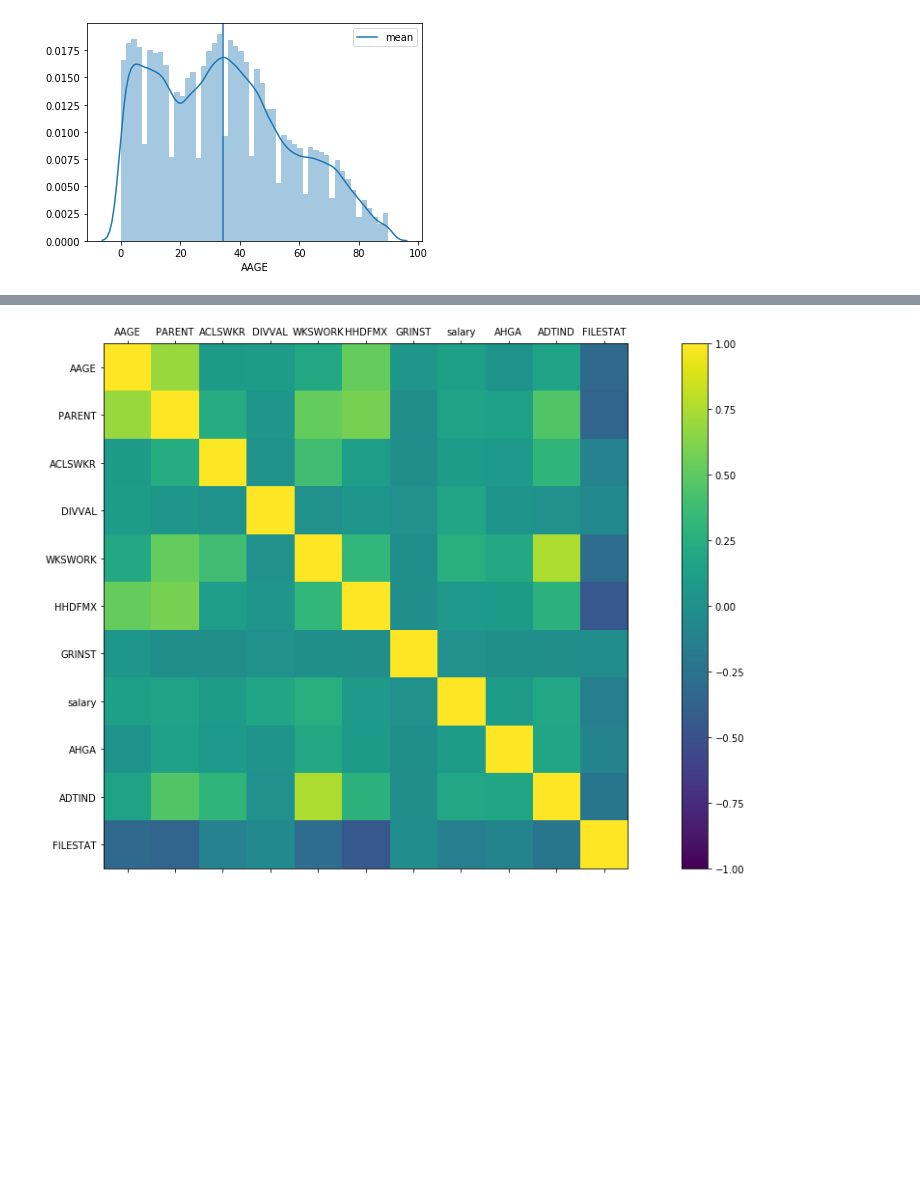
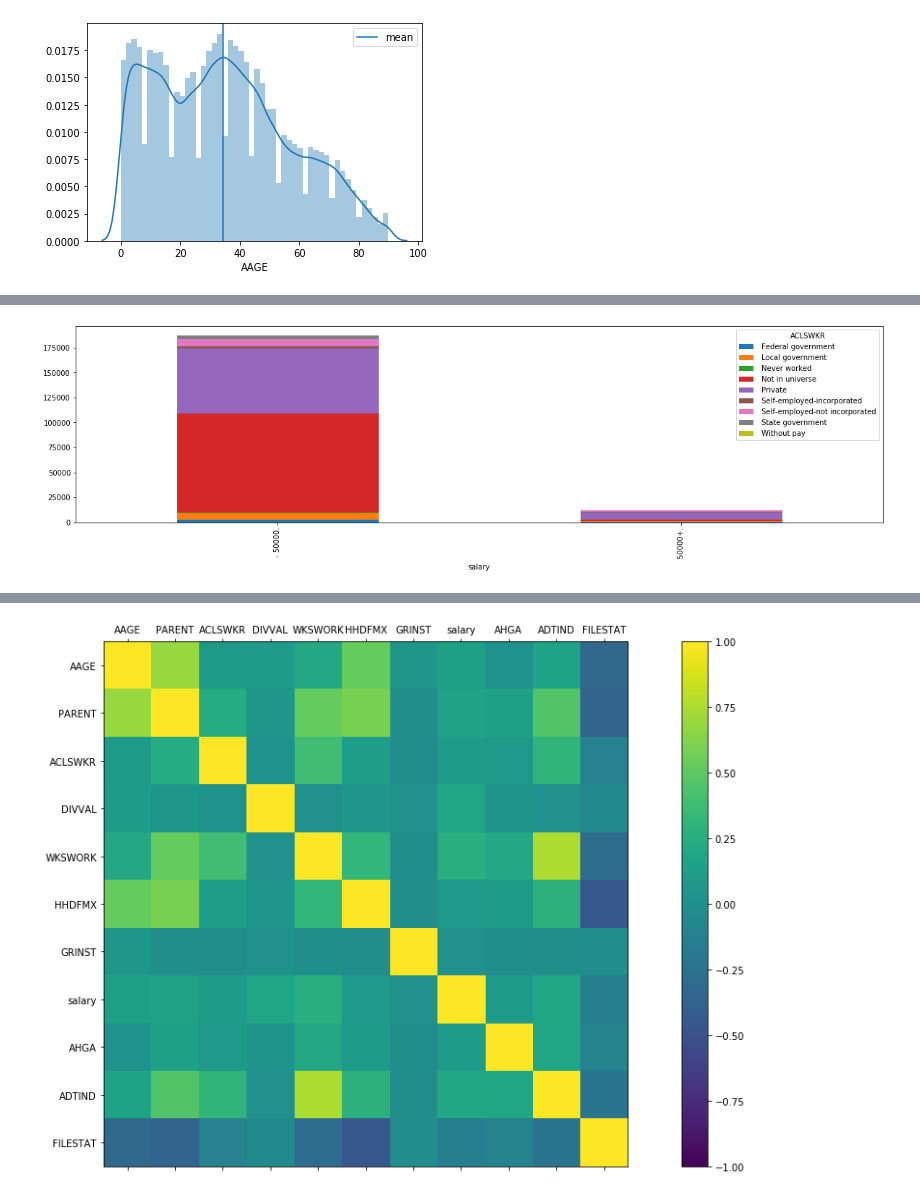
Before and after one commit to emnajaoua/us_census_challenge, a Jupyter notebook: data_exploration_notebook.ipynb, the cells around one changed output, grey strips where cells are left out. Cells and saved outputs as stored; diff of their text form; code cells hidden in the pictures; blank space fills up the shorter version.

```diff
--- a/data_exploration_notebook.ipynb
+++ b/data_exploration_notebook.ipynb
@@ -143 +146,7 @@ plt.show()
+# %%
+# Distribution of Salary inf funtion of Class of Workers
+df_train.groupby(['salary', 'ACLSWKR']).size().unstack().plot(kind='bar',stacked=True, figsize=(20,5))
+plt.show()
+# %% [output]
+[figure, added]
 # %%
```
Also changed, not shown: parts of 11 cells of this notebook.
